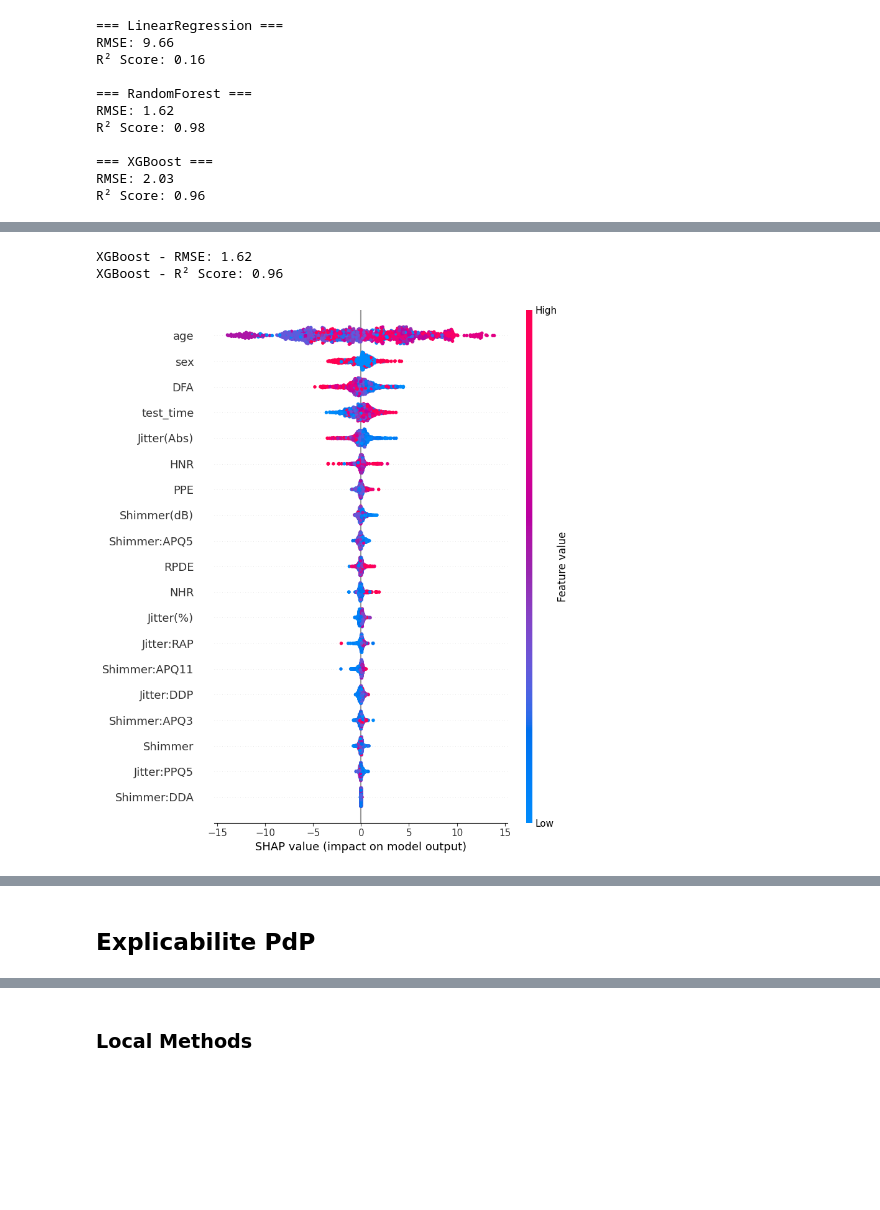
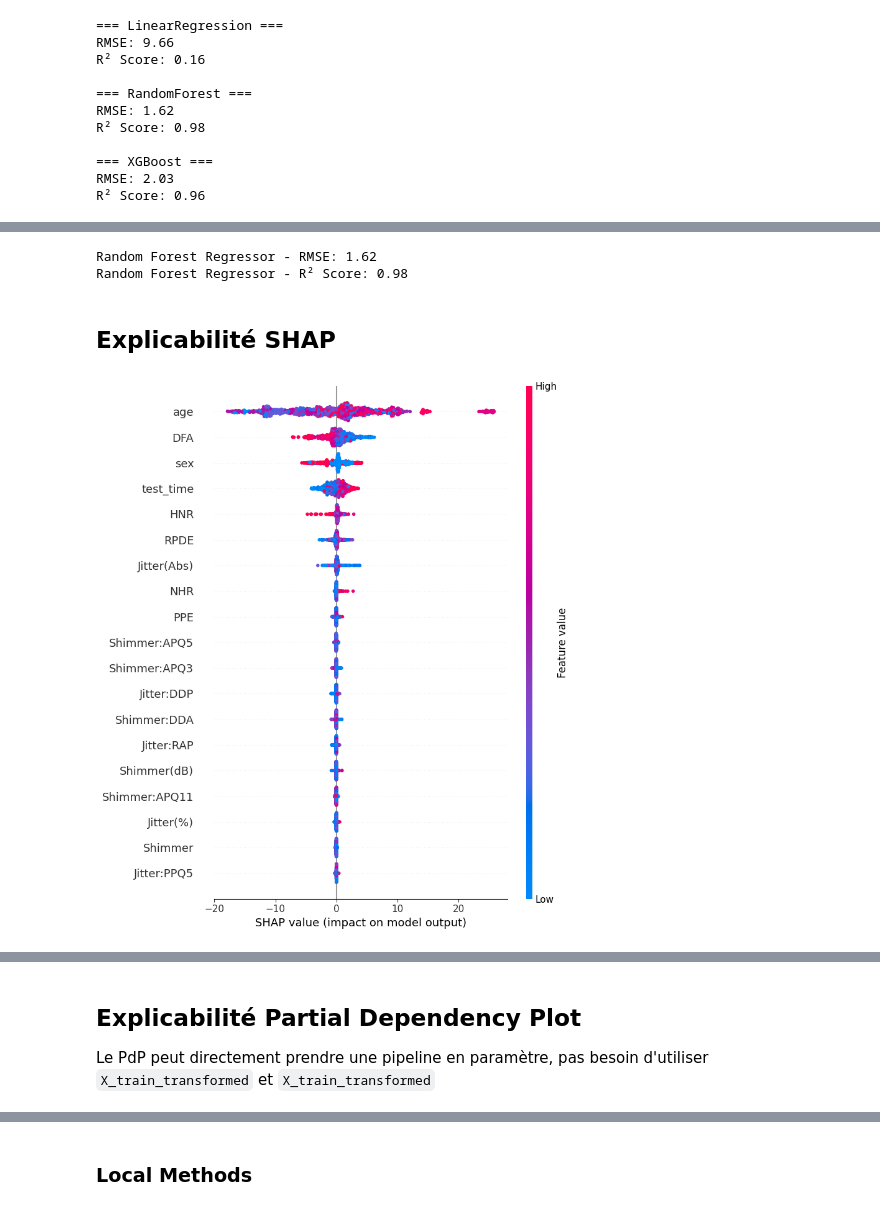
Before and after one commit to Michel93DM/XAI_methods, a Jupyter notebook: Notebooks/parkinson_telemonitoring.ipynb, the cells around one changed output, grey strips where cells are left out. Drawn from its saved outputs; the diff is of its cells as text; code cells hidden in the pictures; blank space fills up the shorter version.

```diff
--- a/Notebooks/parkinson_telemonitoring.ipynb
+++ b/Notebooks/parkinson_telemonitoring.ipynb
@@ -155,46 +159,39 @@ R² Score: 0.96
 # %%
-# Prétraitement
 preprocessor = ColumnTransformer([
     ('scaler', StandardScaler(), X.columns)
 ])
 
-# Modèle XGBoost (on le prendra pour SHAP)
-model = XGBRegressor(n_estimators=100, random_state=42)
+model = RandomForestRegressor(n_estimators=100, random_state=42)
 
-# Pipeline
 pipeline = Pipeline(steps=[
     ('preprocessor', preprocessor),
     ('regressor', model)
 ])
 
-# Split
-X_train, X_test, y_train, y_test = train_test_split(X, y_motor, test_size=0.2, random_state=42)
+X_train, X_test, y_train, y_test = train_test_split(X, y_total, test_size=0.2, random_state=42)
 
-# Entraînement
 pipeline.fit(X_train, y_train)
 
-# Prédiction et évaluation
+X_train_transformed = pipeline["preprocessor"].transform(X_train)
+X_test_transformed = pipeline["preprocessor"].transform(X_test)
+
 y_pred = pipeline.predict(X_test)
-print(f"XGBoost - RMSE: {np.sqrt(mean_squared_error(y_test, y_pred)):.2f}")
-print(f"XGBoost - R² Score: {r2_score(y_test, y_pred):.2f}")
+print(f"Random Forest Regressor - RMSE: {np.sqrt(mean_squared_error(y_test, y_pred)):.2f}")
+print(f"Random Forest Regressor - R² Score: {r2_score(y_test, y_pred):.2f}")
 # %% [output]
-XGBoost - RMSE: 1.62
-XGBoost - R² Score: 0.96
+Random Forest Regressor - RMSE: 1.62
+Random Forest Regressor - R² Score: 0.98
+# %% [markdown]
+## Explicabilité SHAP
 # %%
 import shap
 
-# Prétraitement séparé pour retrouver les données transformées
-X_train_transformed = preprocessor.fit_transform(X_train)
-X_test_transformed = preprocessor.transform(X_test)
-
-# SHAP explainer pour arbres (XGBoost ici)
 explainer = shap.Explainer(model)
 shap_values = explainer(X_test_transformed)
 
-# Résumé global
 shap.summary_plot(shap_values, features=X_test_transformed, feature_names=X.columns)
 # %% [output]
-[figure, old version]
+[figure, new version]
 # %%
 import shap
 import ipywidgets as widgets
@@ -236,5 +231,7 @@ widgets.interact(show_force_plot, index=index_slider);
 [interactive output not drawn]
 interactive(children=(IntSlider(value=0, continuous_update=False, description='Index:', max=1174), Output()), …
 # %% [markdown]
-## Explicabilite PdP
+## Explicabilité Partial Dependency Plot
+
+Le PdP peut directement prendre une pipeline en paramètre, pas besoin d'utiliser `X_train_transformed` et `X_train_transformed`
 # %%
```
Also changed, not shown: parts of 15 cells of this notebook, 5 other files.
